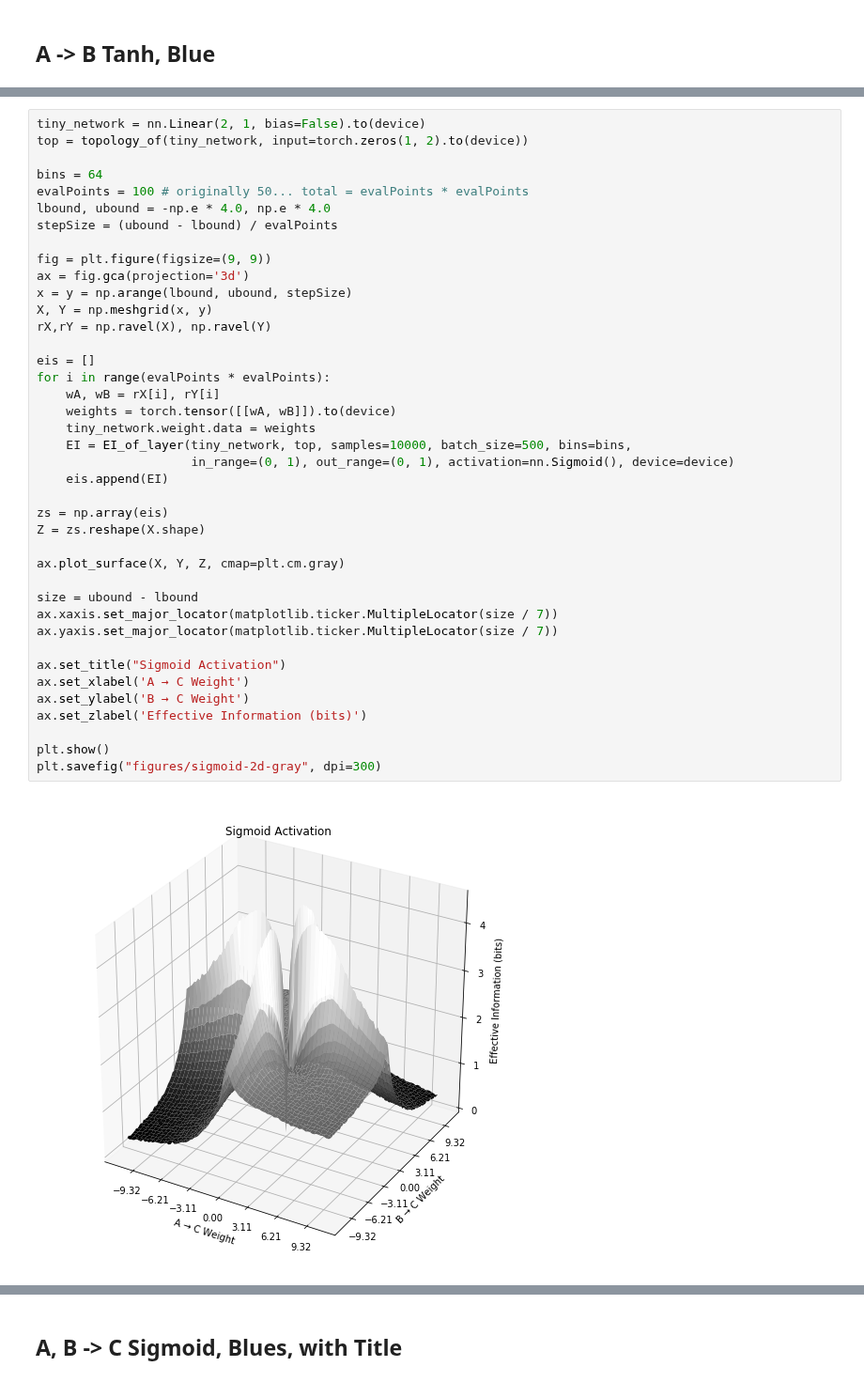
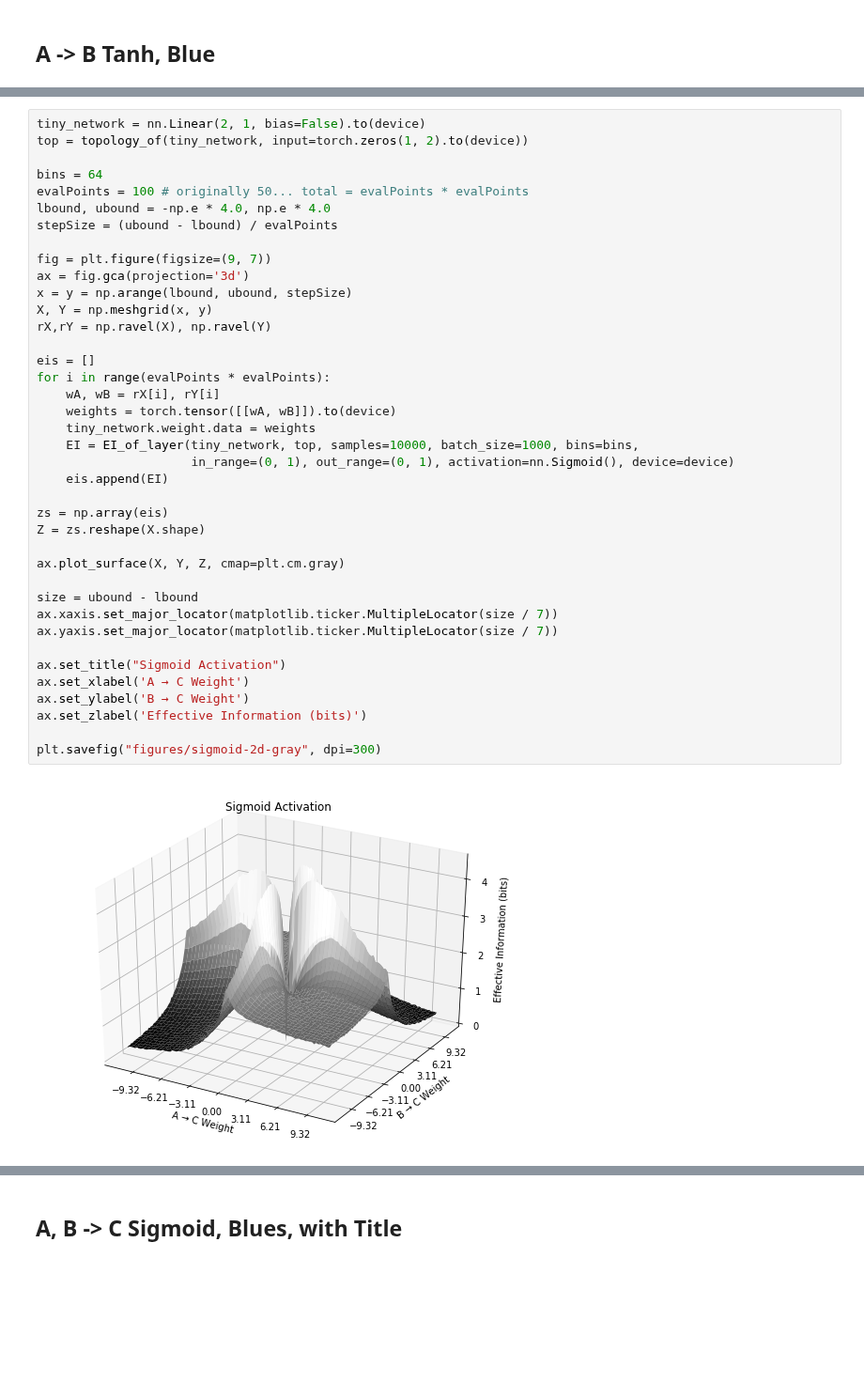
Before and after one commit to ejmichaud/ai-experiments, a Jupyter notebook: effective-information/dev/sigmoid-and-tanh-activations.ipynb, the cells around one changed output, grey strips where cells are left out. Shown at 94% size. Drawn from its saved outputs; the diff is of its cells as text; blank space fills up the shorter version.

Commit message:
re-ran sigmoid and tanh notebook without plt.show

```diff
--- a/effective-information/dev/sigmoid-and-tanh-activations.ipynb
+++ b/effective-information/dev/sigmoid-and-tanh-activations.ipynb
@@ -276,36 +262,35 @@ evalPoints = 100 # originally 50... total = evalPoints * evalPoints
 lbound, ubound = -np.e * 4.0, np.e * 4.0
 stepSize = (ubound - lbound) / evalPoints
 
-fig = plt.figure(figsize=(9, 9))
+fig = plt.figure(figsize=(9, 7))
 ax = fig.gca(projection='3d')
 x = y = np.arange(lbound, ubound, stepSize)
 X, Y = np.meshgrid(x, y)
 rX,rY = np.ravel(X), np.ravel(Y)
 
 eis = []
 for i in range(evalPoints * evalPoints):
     wA, wB = rX[i], rY[i]
     weights = torch.tensor([[wA, wB]]).to(device)
     tiny_network.weight.data = weights
-    EI = EI_of_layer(tiny_network, top, samples=10000, batch_size=500, bins=bins,
+    EI = EI_of_layer(tiny_network, top, samples=10000, batch_size=1000, bins=bins,
                      in_range=(0, 1), out_range=(0, 1), activation=nn.Sigmoid(), device=device)
     eis.append(EI)
 
 zs = np.array(eis)
 Z = zs.reshape(X.shape)
 
 ax.plot_surface(X, Y, Z, cmap=plt.cm.gray)
 
 size = ubound - lbound
 ax.xaxis.set_major_locator(matplotlib.ticker.MultipleLocator(size / 7))
 ax.yaxis.set_major_locator(matplotlib.ticker.MultipleLocator(size / 7))
 
 ax.set_title("Sigmoid Activation")
 ax.set_xlabel('A → C Weight')
 ax.set_ylabel('B → C Weight')
 ax.set_zlabel('Effective Information (bits)')
 
-plt.show()
 plt.savefig("figures/sigmoid-2d-gray", dpi=300)
 # %% [output]
-[figure, old version]
+[figure, new version]
```
Also changed, not shown: parts of 15 cells of this notebook, 9 other files.
